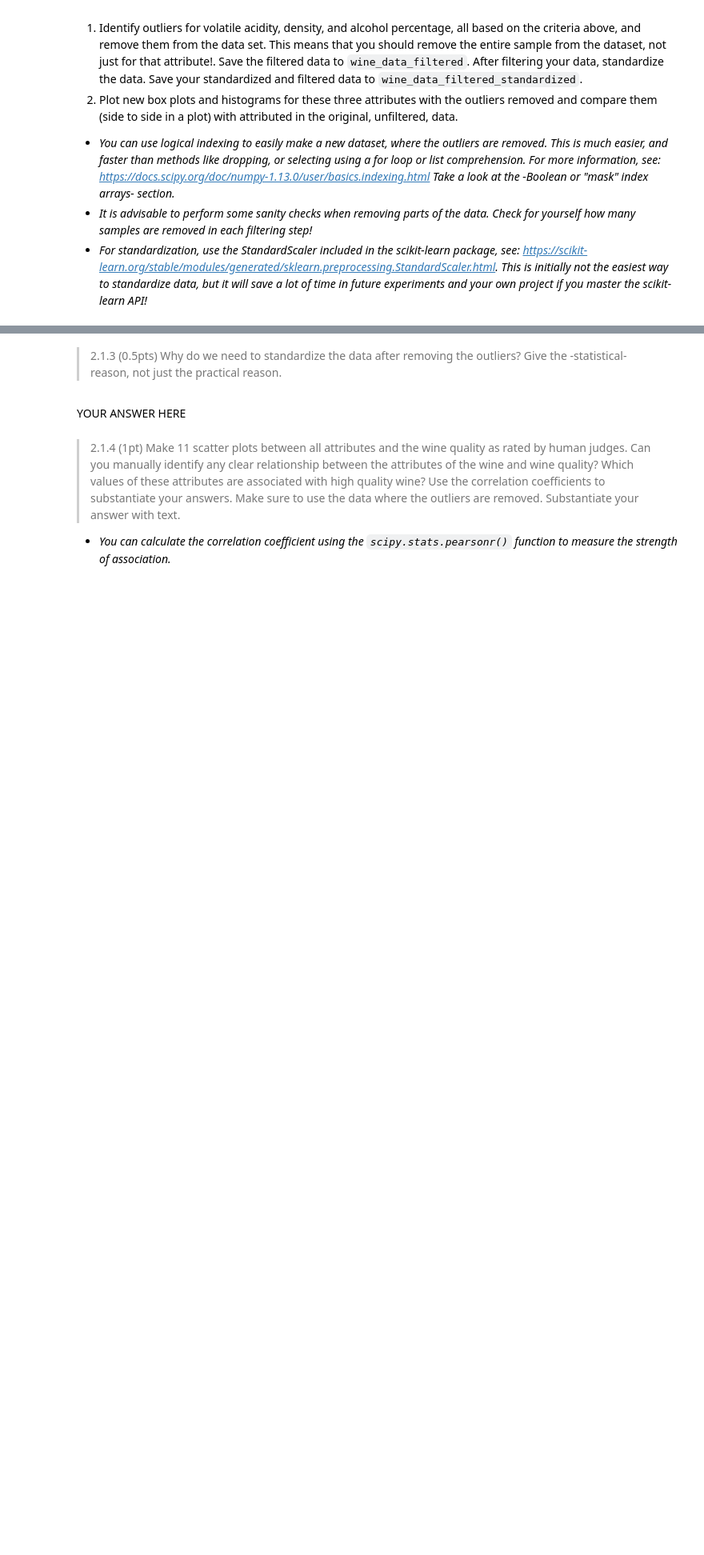
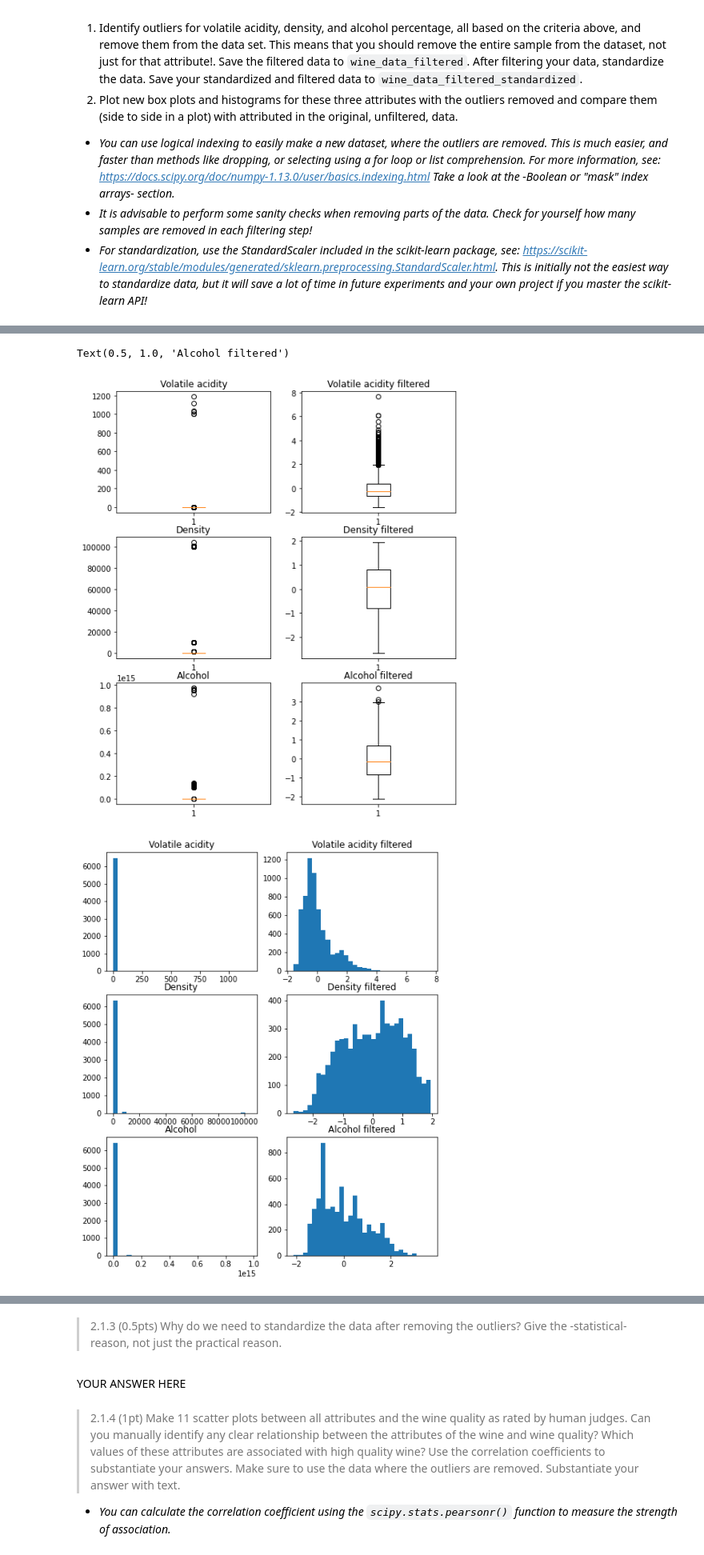
Before and after one commit to CornelisseMichael/Datamining, a Jupyter notebook: assignment_2/assignment_2/assignment_2.ipynb, the cells around one changed output, grey strips where cells are left out. Shown at 80% size. Drawn from its saved outputs; the diff is of its cells as text; code cells hidden in the pictures; blank space fills up the shorter version.

```diff
--- a/assignment_2/assignment_2/assignment_2.ipynb
+++ b/assignment_2/assignment_2/assignment_2.ipynb
@@ -146,7 +143,7 @@ From prior knowledge we expect volatile acidity to be around 0-2 g/dm3, density
 from sklearn.preprocessing import StandardScaler
 
 print('Original shape: {}'.format(data.shape))
-wine_data_before_filtering = data[(['Volatile acidity', 'Density', 'Alcohol'])]
+wine_data_before_filtering = data
 
 wine_data_filtered = wine_data_before_filtering[(wine_data_before_filtering['Volatile acidity'] < 20)
                                         & (wine_data_before_filtering['Density'] < 10)
@@ -155,12 +152,9 @@ wine_data_filtered = wine_data_before_filtering[(wine_data_before_filtering['Vol
                                         & (wine_data_before_filtering['Alcohol'] > 5)]
 print('Filtered shape: {}' .format(wine_data_filtered.shape))
 
-filtered_column_names = ['Volatile acid', 'Density', 'Alcohol']
-
 scaler = StandardScaler()
 scaler.fit(wine_data_filtered)
 wine_data_filtered_standardized = scaler.transform(wine_data_filtered)
-standardized_df = pd.DataFrame(wine_data_filtered_standardized, columns=filtered_column_names)
-print(standardized_df)
+wine_data_filtered_standardized = pd.DataFrame(wine_data_filtered_standardized, columns=column_names)
 # %% [output]
 Original shape: (6497, 12)
@@ -202,3 +162,44 @@ histogram(wine_data_filtered, filtered_column_names, 1, 3, (15, 5))
+# %%
+#Answer to question 2.1.2
+#Make your plots here:
+
+# YOUR CODE HERE
+fig,ax = plt.subplots(3,2,figsize=(8,10))
+ax[0, 0].boxplot(data.iloc[:,1])
+ax[0, 0].set_title(column_names[1])
+ax[0, 1].boxplot(wine_data_filtered_standardized.iloc[:,1])
+ax[0, 1].set_title('Volatile acidity filtered')
+
+ax[1, 0].boxplot(data.iloc[:,7])
+ax[1, 0].set_title(column_names[7])
+ax[1, 1].boxplot(wine_data_filtered_standardized.iloc[:,7])
+ax[1, 1].set_title('Density filtered')
+
+ax[2, 0].boxplot(data.iloc[:,10])
+ax[2, 0].set_title(column_names[10])
+ax[2, 1].boxplot(wine_data_filtered_standardized.iloc[:,10])
+ax[2, 1].set_title('Alcohol filtered')
+
+fig,ax = plt.subplots(3,2,figsize=(8,10))
+plt.title('Histograms filtered vs non-filtered data')
+ax[0, 0].hist(data.iloc[:,1],bins=30)
+ax[0, 0].set_title(column_names[1])
+ax[0, 1].hist(wine_data_filtered_standardized.iloc[:,1], bins=30)
+ax[0, 1].set_title('Volatile acidity filtered')
+
+ax[1, 0].hist(data.iloc[:,7], bins=30)
+ax[1, 0].set_title(column_names[7])
+ax[1, 1].hist(wine_data_filtered_standardized.iloc[:,7], bins=30)
+ax[1, 1].set_title('Density filtered')
+
+ax[2, 0].hist(data.iloc[:,10], bins=30)
+ax[2, 0].set_title(column_names[10])
+ax[2, 1].hist(wine_data_filtered_standardized.iloc[:,10], bins=30)
+ax[2, 1].set_title('Alcohol filtered')
+# %% [output]
+Text(0.5, 1.0, 'Alcohol filtered')
+[figure, added]
+[figure, added]
 # %%
 """Checks whether 2.1.2 output is correct"""
 """DO NOT MODIFY THIS CELL"""
```
Also changed, not shown: parts of 7 cells of this notebook.
